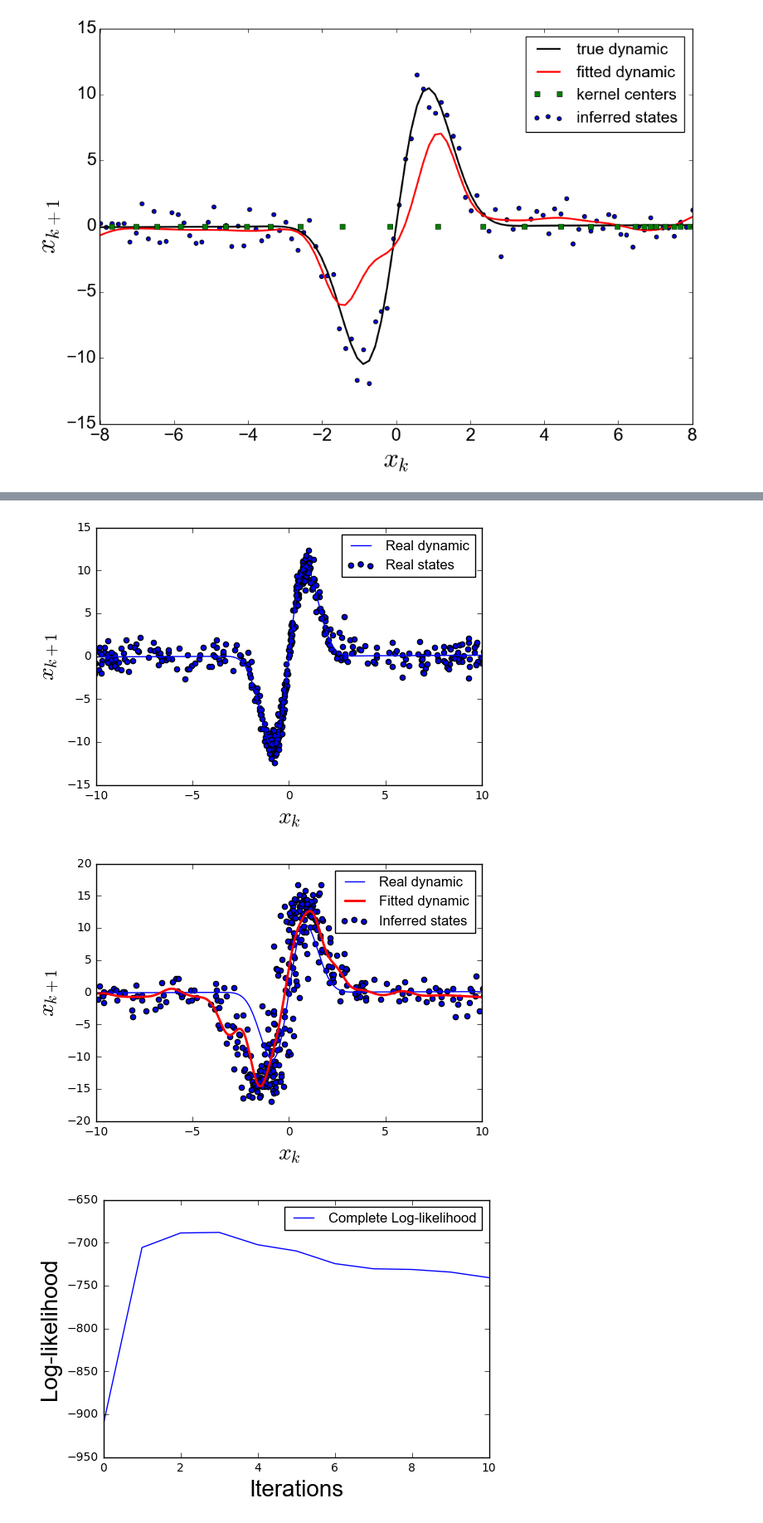
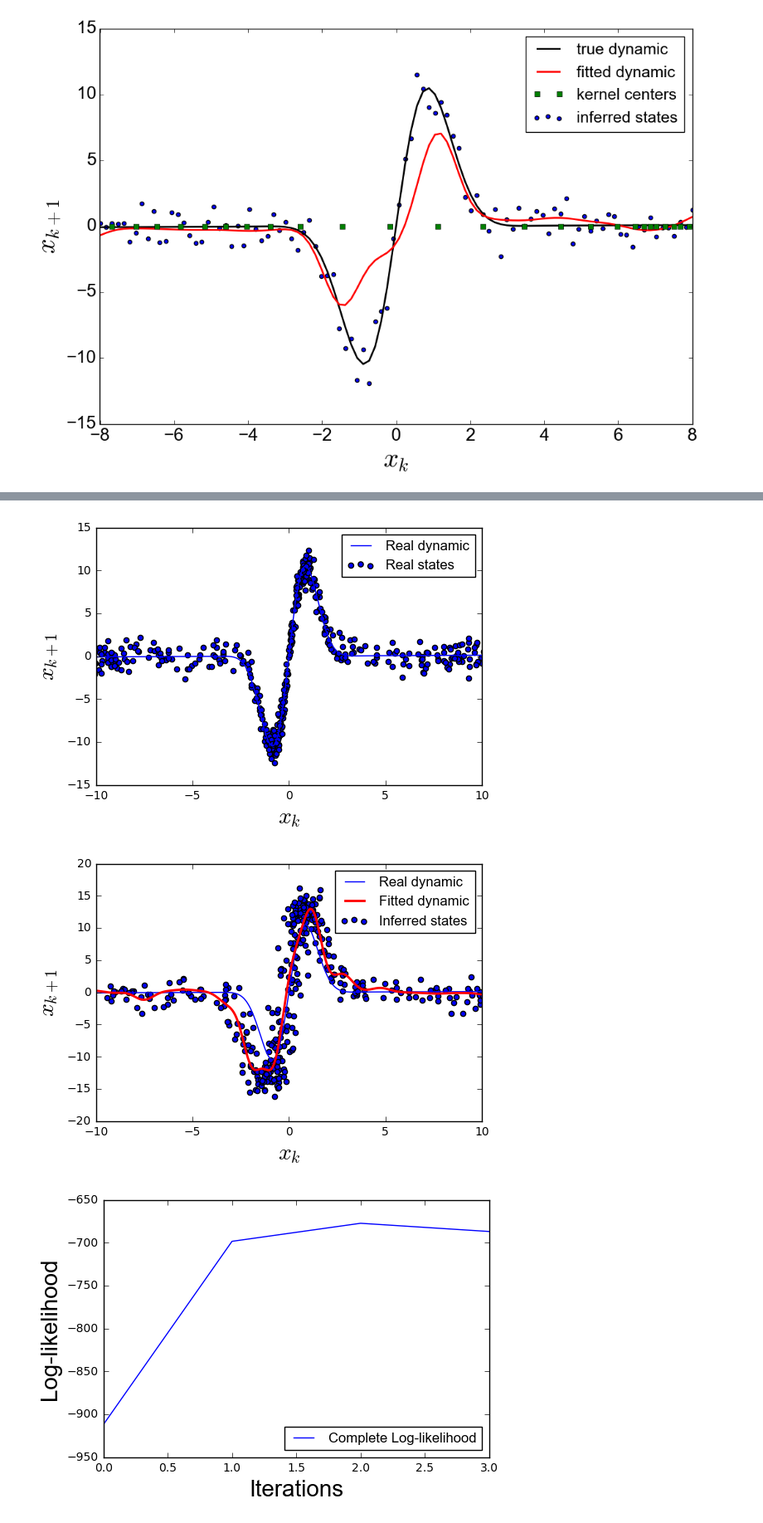
Before and after one commit to VincentBt/Projet-PGM, a Jupyter notebook: FunctionApprox.ipynb, the cells around one changed output, grey strips where cells are left out. Shown at 83% size. Drawn from its saved outputs; the diff is of its cells as text; code cells hidden in the pictures.

Commit message:
Graphs

```diff
--- a/FunctionApprox.ipynb
+++ b/FunctionApprox.ipynb
@@ -480,8 +480,8 @@ numNeurons = 15
 
 #Define the size of the kernels
 beta = 1
-Q_k=2
-R_h=2
+Q_k=1
+R_h=1
 
 #Ridge Regression parameters
 Lambda = 0
@@ -512,7 +512,7 @@ for k in range(T):
     y[k] = h(k,x[k]) + normal(0,R)
 
 #Number of iterations
-maxIter = 11
+maxIter = 4
 
 #Log-likelihood
 llh = np.zeros((maxIter,1))
@@ -592,7 +592,7 @@ for t in range(maxIter):
     llh[t] = -np.sum([(1/(float(2.0*Q_k)))*(x[i]-x_f[i])**2 for i in range(T)]) - (float(T)/2.0)*log(Q_k)
 
     print(llh[t])
-
+    print(Q_k)
     #############################################################################
 
 absc = np.linspace(-15,15,T)
@@ -634,15 +634,15 @@ plt.xlabel("$x_k$", fontsize=20)
 plt.ylabel("$x_{k+1}$", fontsize=20)
 
 plt.legend()
+plt.savefig('graphs/fitting.png', format = 'png')
 
 plt.figure()
 plt.plot(range(maxIter),llh, label = 'Complete Log-likelihood')
 plt.xlabel('Iterations', fontsize=20)
 plt.ylabel('Log-likelihood', fontsize=20)
 
-plt.legend()
+plt.legend( loc=4)
 
+plt.savefig('graphs/ll.png', format = 'png')
 plt.show()
-
-plt.savefig('graphs/RBF_EM.png', format = 'png')
 # %% [output]
@@ -667,3 +661,3 @@ plt.savefig('graphs/RBF_EM.png', format = 'png')
-[figure, old version]
+[figure, new version]
-[figure, old version]
+[figure, new version]
-[figure, old version]
+[figure, new version]
```
Also changed, not shown: parts of 1 cell of this notebook.
